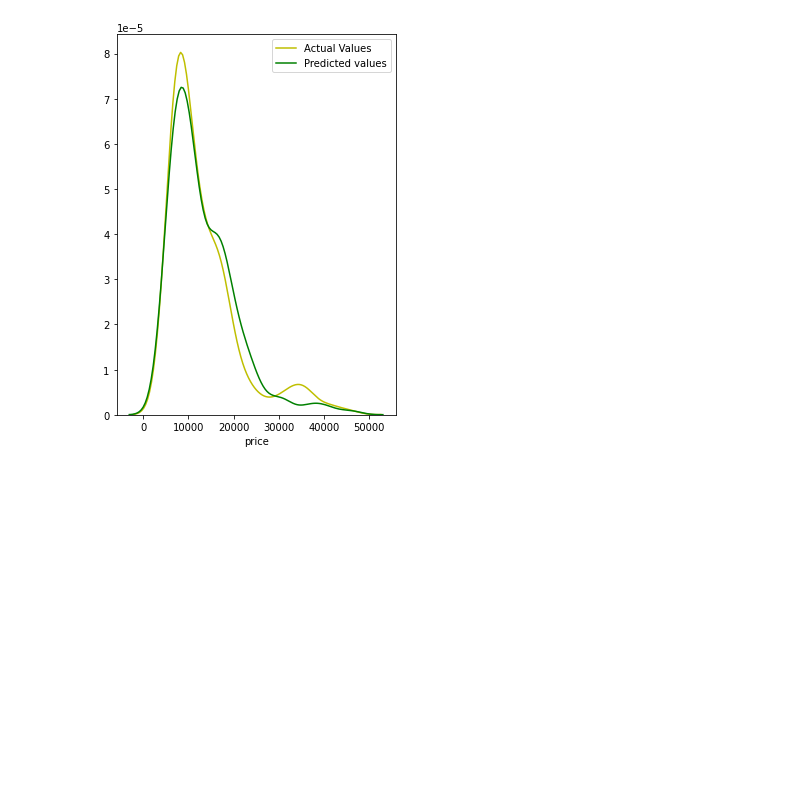
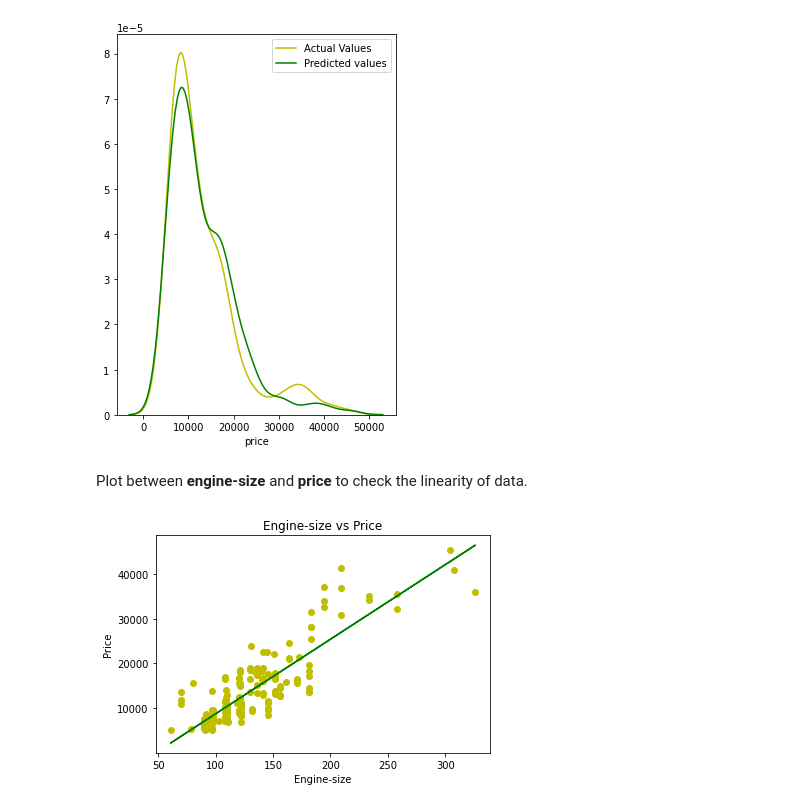
Before and after one commit to Badhusha-Akhthaar/MachineLearning_Binge, a Jupyter notebook: Regression.ipynb, the cells around one changed output. Saved outputs shown, nothing was run; the diff lists cells and outputs as text; code cells hidden in the pictures; blank space fills up the shorter version.

```diff
--- a/Regression.ipynb
+++ b/Regression.ipynb
@@ -83,13 +83,13 @@ df[['price','highway-mpg','city-mpg','horsepower','compression-ratio','city-L/10
 As from above observation, among all features **engine-size** and **horsepower** have more corellation with price.  So will train the mode using these features.
 # %%
 regressor_es = LinearRegression() #Regression Object for Engine Size
-X = df[['engine-size']]
-Y = df['price']
-regressor_es.fit(X,Y)
+X_e = df[['engine-size']]
+Y_e = df['price']
+regressor_es.fit(X_e,Y_e)
 # %% [output]
 LinearRegression(copy_X=True, fit_intercept=True, n_jobs=None, normalize=False)
 # %%
-Y_es = regressor_es.predict(X)
+Y_es = regressor_es.predict(X_e)
 # %%
 regressor_es.intercept_
 # %% [output]
@@ -134,3 +134,15 @@ plt.show()
 plt.close()
 # %% [output]
 [figure]
+# %% [markdown]
+Plot between **engine-size** and **price** to check the linearity of data.
+# %%
+plt.scatter(X_e,df['price'],color='y')
+plt.plot(X_e,Y_es,color='g')
+plt.xlabel('Engine-size')
+plt.ylabel('Price')
+plt.title('Engine-size vs Price')
+plt.show()
+plt.close()
+# %% [output]
+[figure, added]
```
